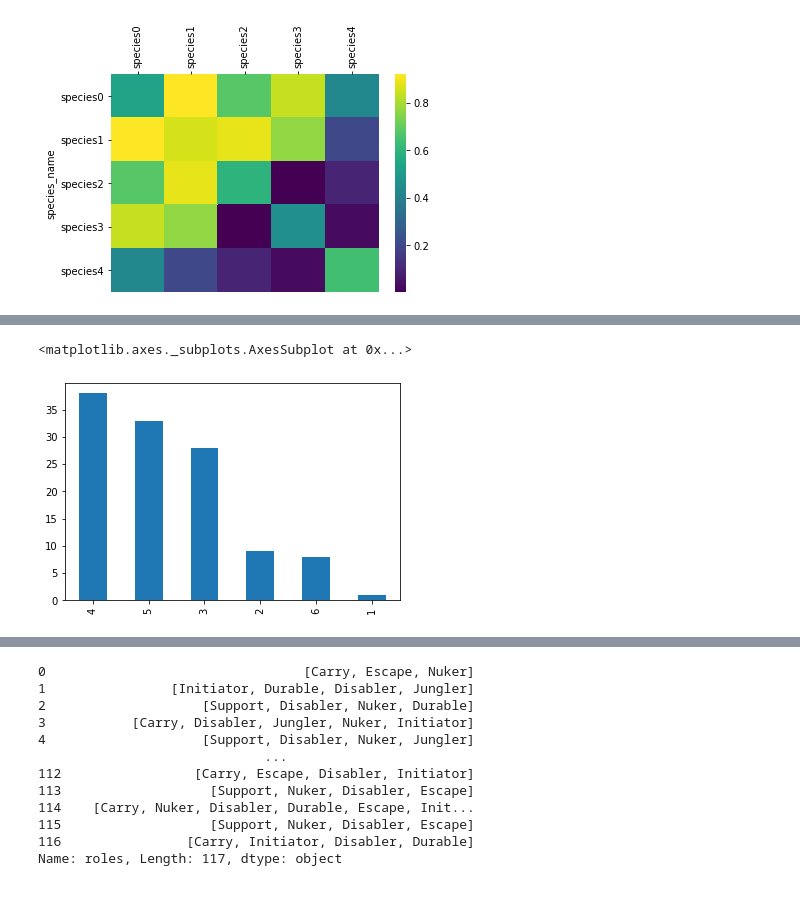
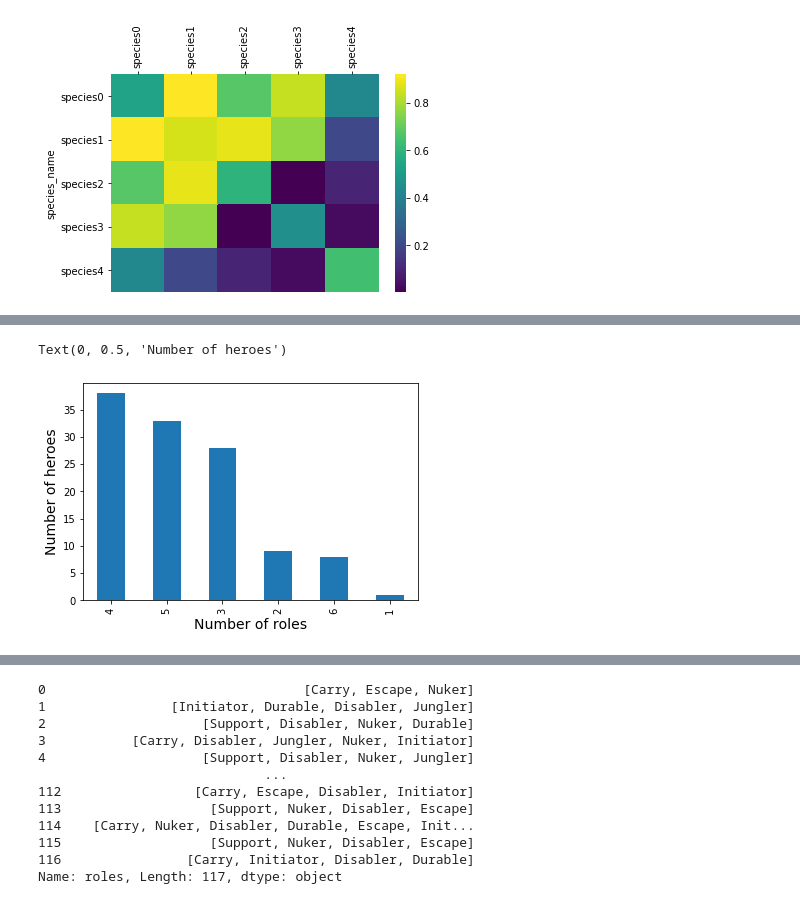
Before and after one commit to VikhlyantsevA/Stepik_Data-Analysis-and-ML, a Jupyter notebook: lesson_1/lesson_1.ipynb, the cells around one changed output, grey strips where cells are left out. Saved outputs shown, nothing was run; the diff lists cells and outputs as text; code cells hidden in the pictures.

```diff
--- a/lesson_1/lesson_1.ipynb
+++ b/lesson_1/lesson_1.ipynb
@@ -721,0 +262,3 @@ dota_df.head()
+# %%
+dota_df = pd.read_csv('materials/dota_hero_stats.csv')
+dota_df.head()
@@ -722,6 +272,12 @@ dota_df.head()
 # %%
 dota_df['roles_number'] = dota_df.roles.apply(lambda x: len(x.split(',')))
 dota_df.roles_number.value_counts().plot.bar()
+
+# #Векторизация данных pd.Series.str - вектор строковых значений
+# dota_df.roles.str.split(',').str.len().value_counts().plot.bar()
+
+plt.xlabel('Number of roles', fontsize=14)
+plt.ylabel('Number of heroes', fontsize=14)
 # %% [output]
-<matplotlib.axes._subplots.AxesSubplot at 0x...>
+Text(0, 0.5, 'Number of heroes')
-[figure, old version]
+[figure, new version]
```
Also changed, not shown: parts of 172 cells of this notebook, 33 other files.
